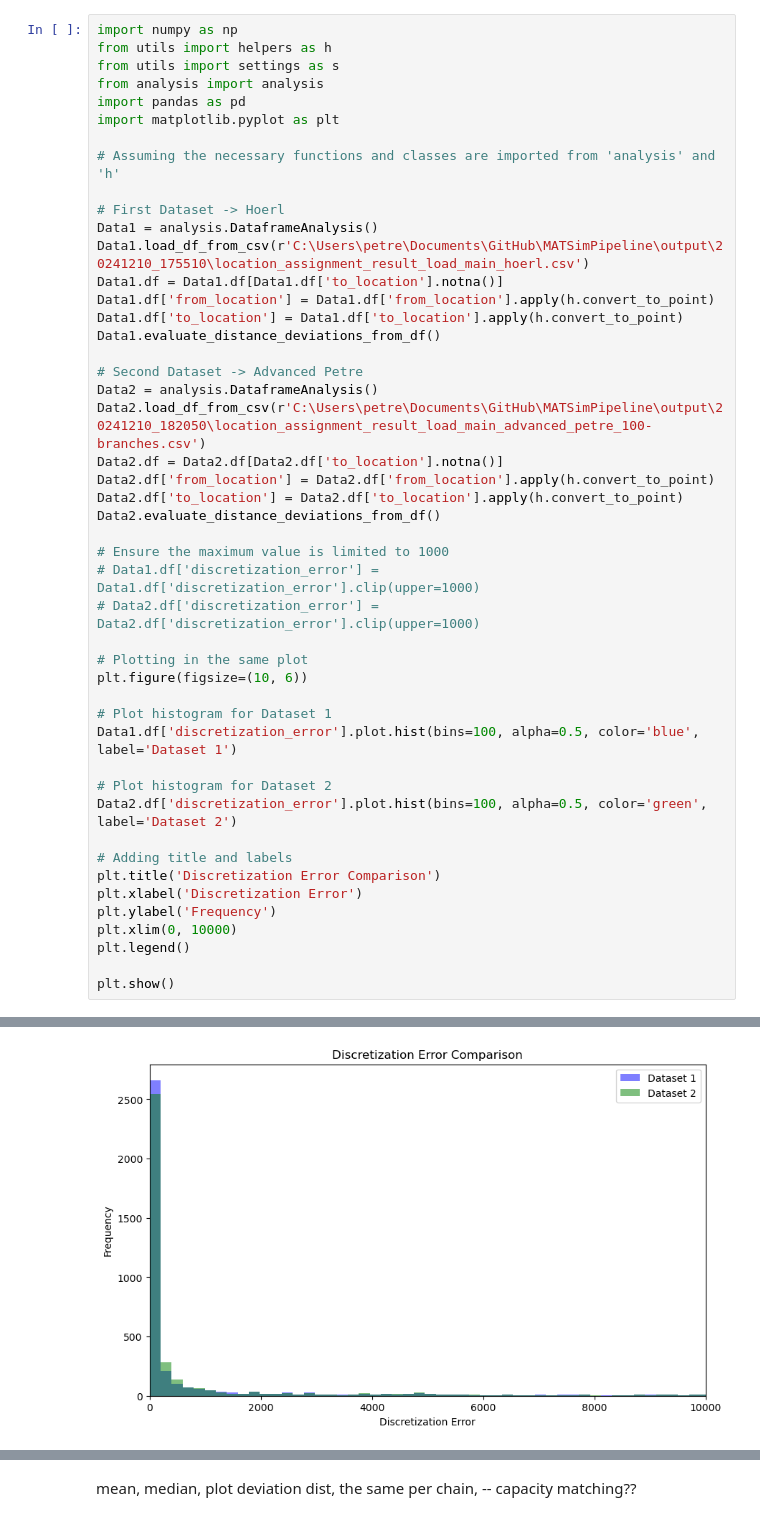
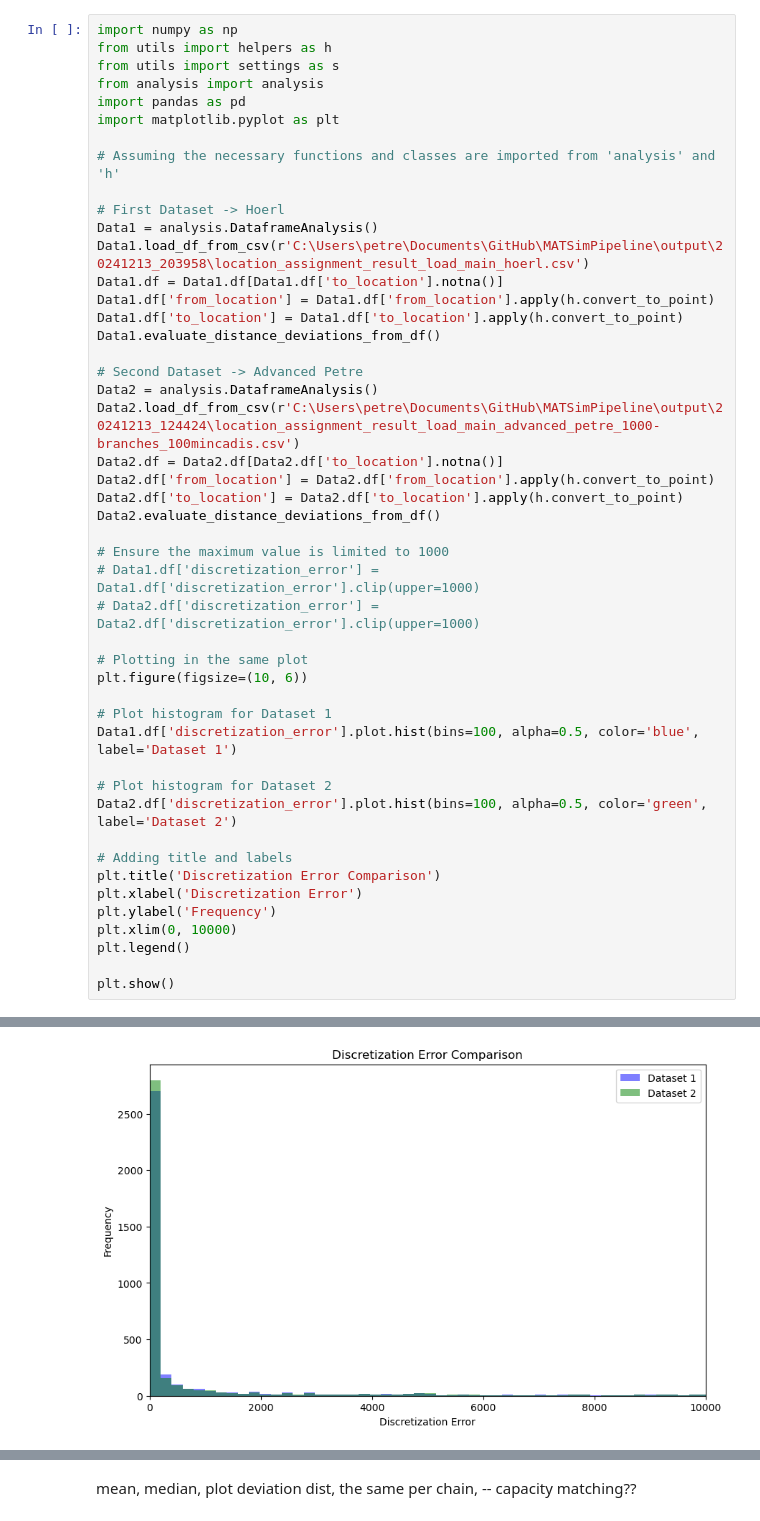
Before and after one commit to TUBS-IVS/MATSimPipeline, a Jupyter notebook: analysis/analysisnb.ipynb, the cells around one changed output, grey strips where cells are left out. Drawn from its saved outputs; the diff is of its cells as text.

```diff
--- a/analysis/analysisnb.ipynb
+++ b/analysis/analysisnb.ipynb
@@ -10,7 +10,7 @@ import matplotlib.pyplot as plt
 
 # First Dataset -> Hoerl
 Data1 = analysis.DataframeAnalysis()
-Data1.load_df_from_csv(r'C:\Users\petre\Documents\GitHub\MATSimPipeline\output\20241210_175510\location_assignment_result_load_main_hoerl.csv')
+Data1.load_df_from_csv(r'C:\Users\petre\Documents\GitHub\MATSimPipeline\output\20241213_203958\location_assignment_result_load_main_hoerl.csv')
 Data1.df = Data1.df[Data1.df['to_location'].notna()]
 Data1.df['from_location'] = Data1.df['from_location'].apply(h.convert_to_point)
 Data1.df['to_location'] = Data1.df['to_location'].apply(h.convert_to_point)
@@ -18,7 +18,7 @@ Data1.evaluate_distance_deviations_from_df()
 
 # Second Dataset -> Advanced Petre
 Data2 = analysis.DataframeAnalysis()
-Data2.load_df_from_csv(r'C:\Users\petre\Documents\GitHub\MATSimPipeline\output\20241210_182050\location_assignment_result_load_main_advanced_petre_100-branches.csv')
+Data2.load_df_from_csv(r'C:\Users\petre\Documents\GitHub\MATSimPipeline\output\20241213_124424\location_assignment_result_load_main_advanced_petre_1000-branches_100mincadis.csv')
 Data2.df = Data2.df[Data2.df['to_location'].notna()]
 Data2.df['from_location'] = Data2.df['from_location'].apply(h.convert_to_point)
 Data2.df['to_location'] = Data2.df['to_location'].apply(h.convert_to_point)
@@ -54,4 +53,4 @@ plt.show()
-[figure, old version]
+[figure, new version]
 # %%
 # Sum up discretization errors for each person
 hoerl_errors = Data1.df.groupby('unique_person_id')['discretization_error'].sum().reset_index()
```
Also changed, not shown: parts of 7 cells of this notebook, 6 other files.
